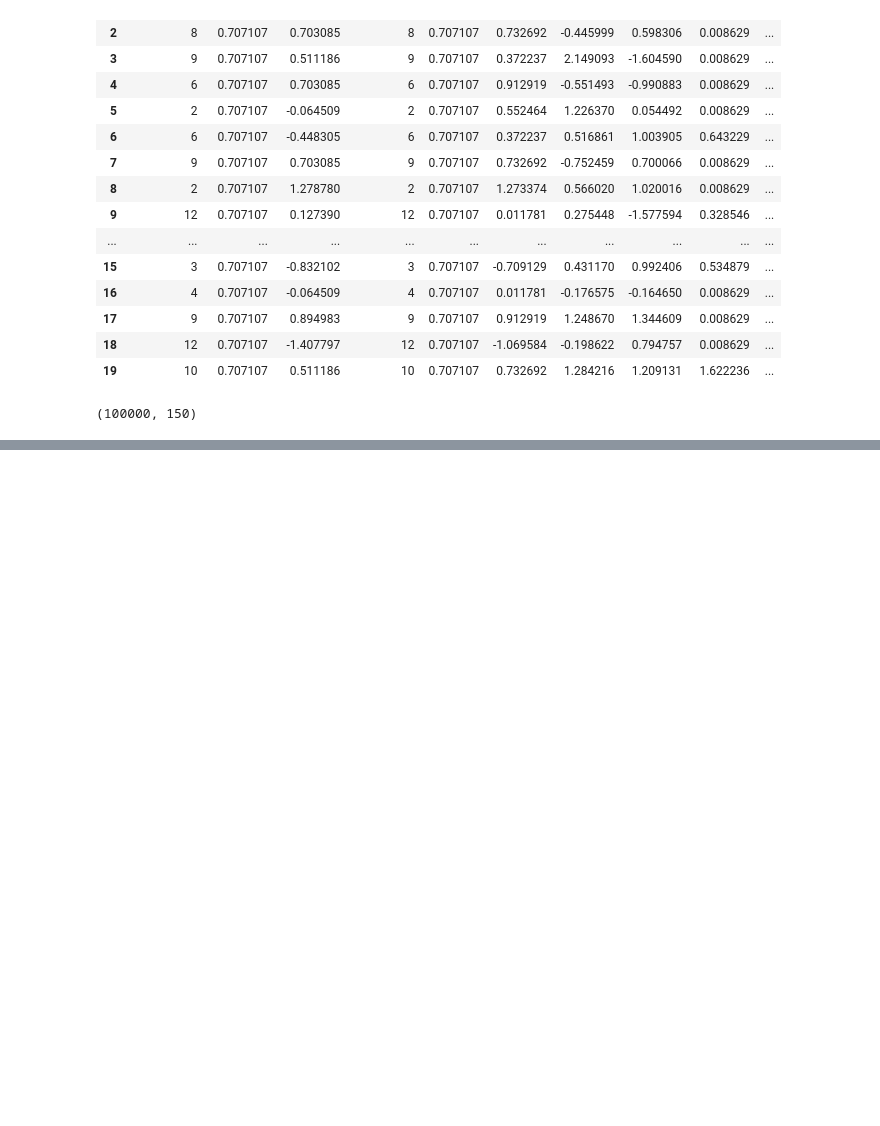
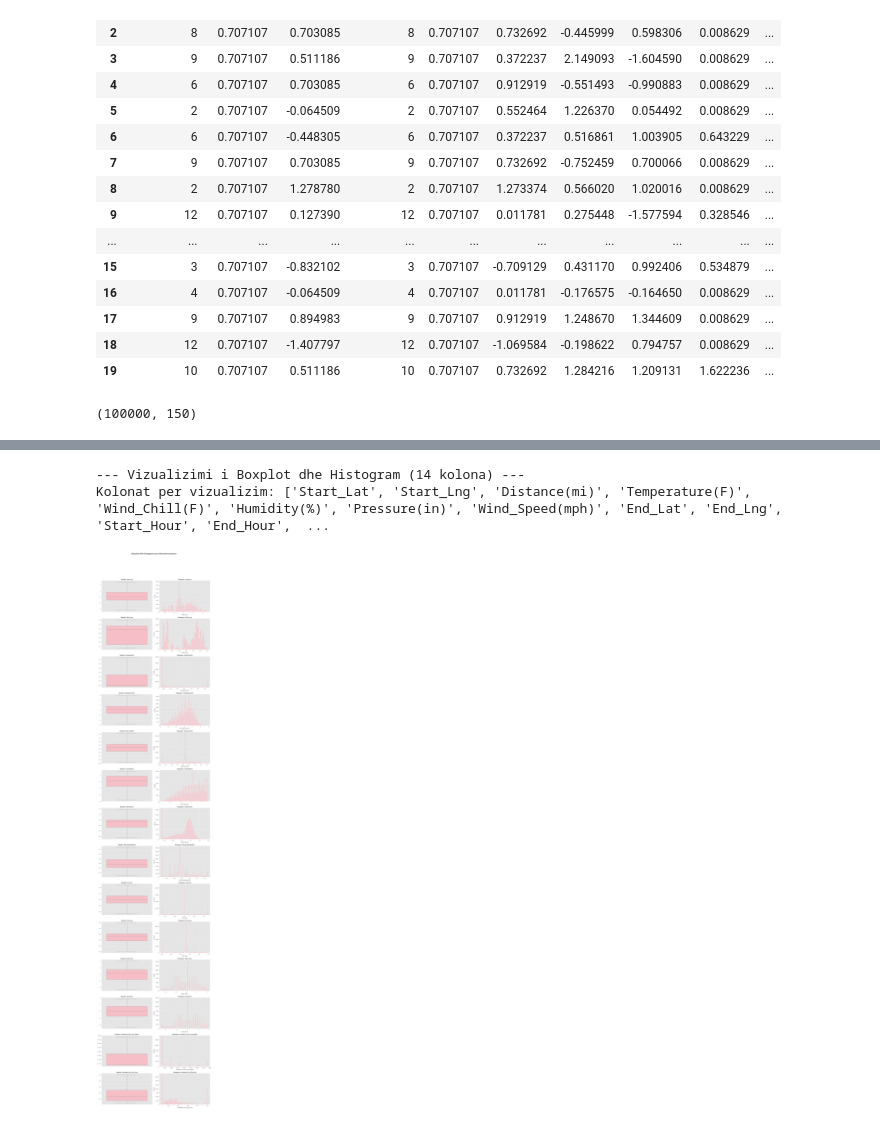
Before and after one commit to DiellzaPervetica/PVDSH_Gr15_2025, a Jupyter notebook: main.ipynb, the cells around one changed output, grey strips where cells are left out. Drawn from its saved outputs; the diff is of its cells as text; code cells hidden in the pictures; blank space fills up the shorter version.

```diff
--- a/main.ipynb
+++ b/main.ipynb
@@ -1285,0 +1387,41 @@ Perqindja e variances se shpjeguar (10 te parat): [0.037419   0.03016653 0.02547
+# %%
+main_numeric_features = [
+    'Start_Lat', 'Start_Lng', 'Distance(mi)', 'Temperature(F)',
+    'Wind_Chill(F)', 'Humidity(%)', 'Pressure(in)', 'Visibility(mi)',
+    'Wind_Speed(mph)', 'Precipitation(in)', 'End_Lat', 'End_Lng',
+    'Start_Hour', 'End_Hour', 'Accident_Count_Last_Week', 'Accidents_Per_Day_Avg'
+]
+
+visualization_cols = [col for col in main_numeric_features if col in df_iqr_cleaned.columns and df_iqr_cleaned[col].nunique() > 2][:15]
+
+if not visualization_cols:
+    visualization_cols = [col for col in df_iqr_cleaned.select_dtypes(include=['number']).columns if df_iqr_cleaned[col].nunique() > 2][:15]
+    if not visualization_cols:
+        print("Nuk u gjeten kolona numerike per vizualizim.")
+        visualization_cols = ['Col_A', 'Col_B']
+
+print(f"\n--- Vizualizimi i Boxplot dhe Histogram ({len(visualization_cols)} kolona) ---")
+print(f"Kolonat per vizualizim: {visualization_cols}")
+
+n_cols = 3
+n_rows = len(visualization_cols)
+
+plt.style.use('ggplot')
+fig, axes = plt.subplots(n_rows, 2, figsize=(15, 5 * n_rows))
+fig.suptitle('Boxplot dhe Histogram per Atributet Kryesore', fontsize=18, y=1.02)
+
+for i, col in enumerate(visualization_cols):
+    sns.boxplot(y=df_iqr_cleaned[col], ax=axes[i, 0], color='lightpink')
+    axes[i, 0].set_title(f'Boxplot: {col}', fontsize=12)
+    axes[i, 0].set_ylabel('')
+
+    sns.histplot(df_iqr_cleaned[col], kde=True, ax=axes[i, 1], color='lightpink')
+    axes[i, 1].set_title(f'Histogram: {col}', fontsize=12)
+    axes[i, 1].set_xlabel(col)
+
+plt.tight_layout(rect=[0, 0, 1, 0.98])
+plt.show()
+# %% [output]
+--- Vizualizimi i Boxplot dhe Histogram (14 kolona) ---
+Kolonat per vizualizim: ['Start_Lat', 'Start_Lng', 'Distance(mi)', 'Temperature(F)', 'Wind_Chill(F)', 'Humidity(%)', 'Pressure(in)', 'Wind_Speed(mph)', 'End_Lat', 'End_Lng', 'Start_Hour', 'End_Hour',  ...
+[figure, added]
```
Also changed, not shown: parts of 4 cells of this notebook.
